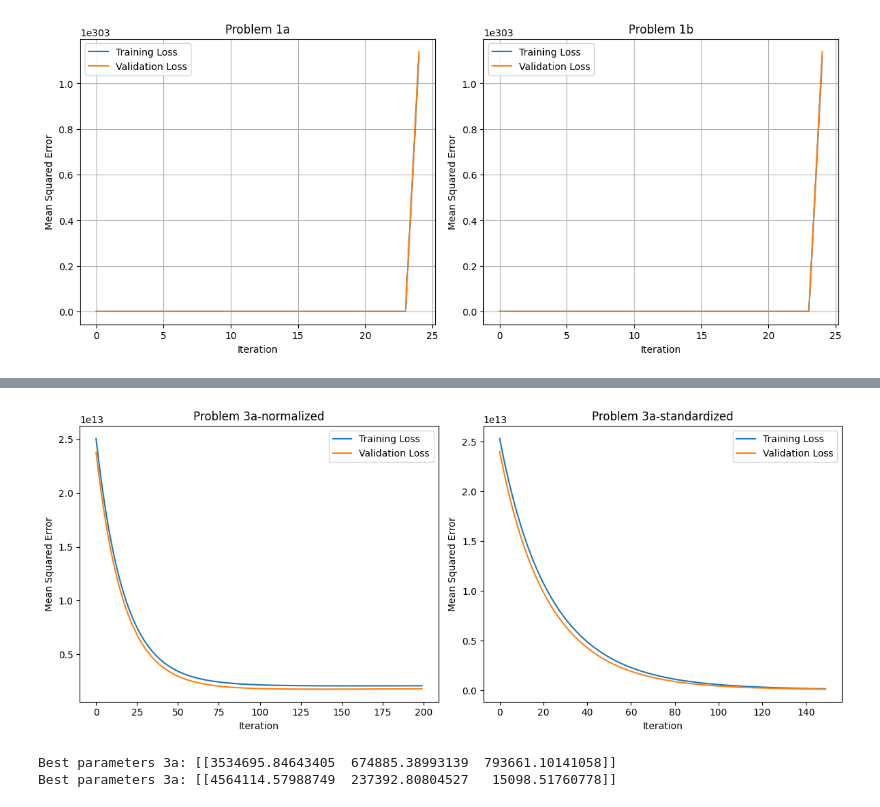
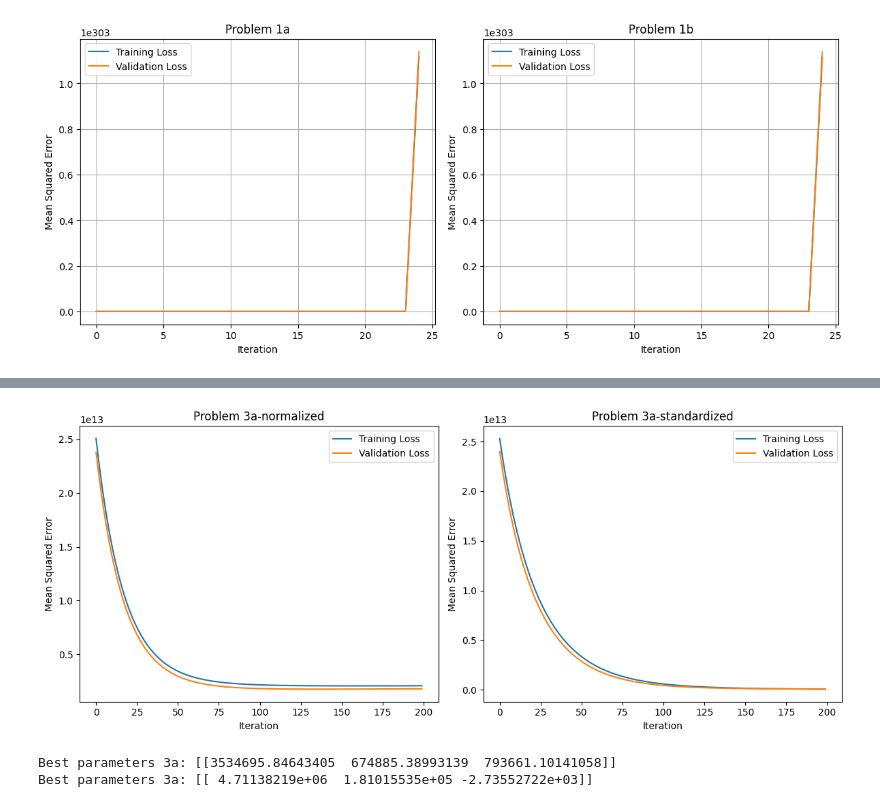
Before and after one commit to Salitre97/ECGR-4105-Intro-to-ML, a Jupyter notebook: Homework2/Homework_2.ipynb, the cells around one changed output, grey strips where cells are left out. Cells and saved outputs as stored; diff of their text form; code cells hidden in the pictures.

```diff
--- a/Homework2/Homework_2.ipynb
+++ b/Homework2/Homework_2.ipynb
@@ -229,8 +228,8 @@ X_train = df_train[num_vars].values
 X_val = df_test[num_vars].values
 
 # fit and transform the training data (normalization)
-X_train_std = scaler_norm.fit_transform(X_train)
-X_val_std = scaler_norm.fit_transform(X_val)
+X_train_std = scaler_std.fit_transform(X_train)
+X_val_std = scaler_std.fit_transform(X_val)
 
 # initial values
 learning_rate = 0.01
@@ -239,7 +238,7 @@ m = len(X_train)
 theta_3 = np.zeros((X_train.shape[1] + 1, 1))
 
 # Train a simple linear regression model using gradient descent
-train_losses_2a_std, val_losses_2a_std, theta_3 = gradient_descent(X_train_norm, X_val_norm, y_train, y_val, learning_rate, n_iterations, m, theta_3)
+train_losses_2a_std, val_losses_2a_std, theta_3 = gradient_descent(X_train_std, X_val_std, y_train, y_val, learning_rate, n_iterations, m, theta_3)
 
 
 plt.subplots(1, 2, figsize=(12, 5))
@@ -404,44 +405,46 @@ y_val = df_test['price'].values.reshape(-1, 1)
 
 # initial values
 learning_rate = 0.01
-n_iterations = 150
+n_iterations = 200
 m = len(X_train)
 theta_7 = np.zeros((X_train.shape[1] + 1, 1))
 penalty = 0.1
 
 # train model
 
 train_losses_3a_std, val_losses_3a_std, theta_7 = gradient_descent_penalty(X_train_std, X_val_std, y_train, y_val, learning_rate, n_iterations, m, theta_7, penalty)
 
 # plot
 fig, (ax1, ax2) = plt.subplots(1, 2, figsize=(12,5))
 
 # For problem 3a -normalized
 ax1.plot(train_losses_3a_norm, label="Training Loss")
 ax1.plot(val_losses_3a_norm, label="Validation Loss")
 ax1.set_xlabel("Iteration")
 ax1.set_ylabel("Mean Squared Error")
 ax1.legend()
 ax1.set_title("Problem 3a-normalized")
+plt.grid()
 
 # For problem 3a-standardized
 ax2.plot(train_losses_3a_std, label="Training Loss")
 ax2.plot(val_losses_3a_std, label="Validation Loss")
 ax2.set_xlabel("Iteration")
 ax2.set_ylabel("Mean Squared Error")
 ax2.legend()
 ax2.set_title("Problem 3a-standardized")
+plt.grid()
 
 plt.tight_layout()
 plt.show()
 # %% [output]
-[figure, old version]
+[figure, new version]
 # %%
 print("Best parameters 3a:", theta_6[:3].T)
 print("Best parameters 3a:", theta_7[:3].T)
 # %% [output]
 Best parameters 3a: [[3534695.84643405  674885.38993139  793661.10141058]]
-Best parameters 3a: [[4564114.57988749  237392.80804527   15098.51760778]]
+Best parameters 3a: [[ 4.71138219e+06  1.81015535e+05 -2.73552722e+03]]
 # %%
 # Problem 3b - standardization
 
```
Also changed, not shown: parts of 8 cells of this notebook.
